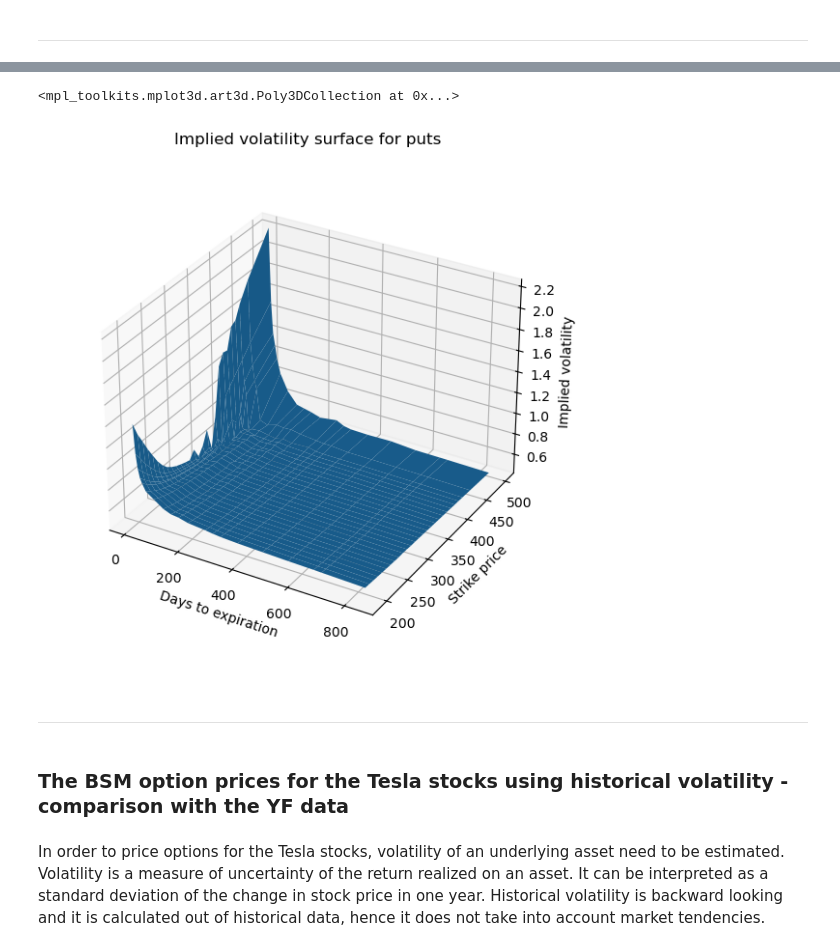
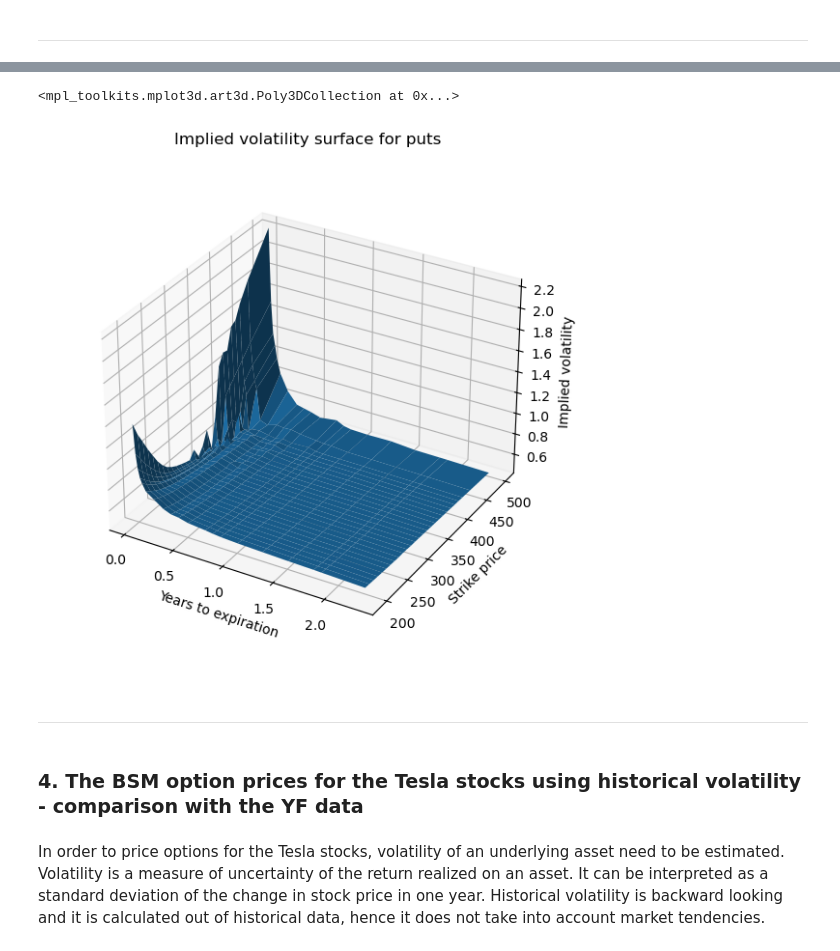
Before and after one commit to ANakonieczna/Computational-Finance, a Jupyter notebook: 02_PRACTICE_OptionPricing_Vol_VaR_ES_ModelValid.ipynb, the cells around one changed output, grey strips where cells are left out. Drawn from its saved outputs; the diff is of its cells as text; code cells hidden in the pictures.

```diff
--- a/02_PRACTICE_OptionPricing_Vol_VaR_ES_ModelValid.ipynb
+++ b/02_PRACTICE_OptionPricing_Vol_VaR_ES_ModelValid.ipynb
@@ -364,6 +375,8 @@ cp_options = option_chains(Tesla_data).drop('contractSymbol', axis = 1)
 # read data from file
 cp_options = pd.read_csv("TSLA_cp_options.csv")
 cp_options.drop('Unnamed: 0', axis = 1, inplace = True)
+
+cp_options['T [years]'] = cp_options['daysToExpiration'] /365
 # %%
 cp_options.head()
 # %% [output]
@@ -522,28 +537,28 @@ ax.plot_surface(X, Y, z)
 # %%
-surface = (cp_options_puts[['daysToExpiration', 'strike', 'impliedVolatility']]
-           .pivot_table(values = 'impliedVolatility', index = 'strike', columns = 'daysToExpiration').dropna())
+iv_surface_puts = (cp_options_puts[['T [years]', 'strike', 'impliedVolatility']]
+                   .pivot_table(values = 'impliedVolatility', index = 'strike', columns = 'T [years]').dropna())
 
 fig = plt.figure(figsize = (9,7))
 ax = fig.add_subplot(111, projection = '3d')
 
-x, y, z = surface.columns.values, surface.index.values, surface.values
+x, y, z = iv_surface_puts.columns.values, iv_surface_puts.index.values, iv_surface_puts.values
 X, Y = np.meshgrid(x, y)
 
-ax.set_xlabel("Days to expiration")
+ax.set_xlabel("Years to expiration")
 ax.set_ylabel("Strike price")
 ax.set_zlabel("Implied volatility")
 ax.set_title("Implied volatility surface for puts")
 
 ax.set_box_aspect(aspect = None, zoom = 0.9)
 
 ax.plot_surface(X, Y, z)
 # %% [output]
 <mpl_toolkits.mplot3d.art3d.Poly3DCollection at 0x...>
-[figure, old version]
+[figure, new version]
 # %% [markdown]
 -------
 # %% [markdown]
-### The BSM option prices for the Tesla stocks using historical volatility - comparison with the YF data
+### 4. The BSM option prices for the Tesla stocks using historical volatility - comparison with the YF data
 # %% [markdown]
 In order to price options for the Tesla stocks, volatility of an underlying asset need to be estimated. Volatility is a measure of uncertainty of the return realized on an asset. It can be interpreted as a standard deviation of the change in stock price in one year. Historical volatility is backward looking and it is calculated out of historical data, hence it does not take into account market tendencies.
 # %%
```
Also changed, not shown: parts of 41 cells of this notebook, 1 other file.
